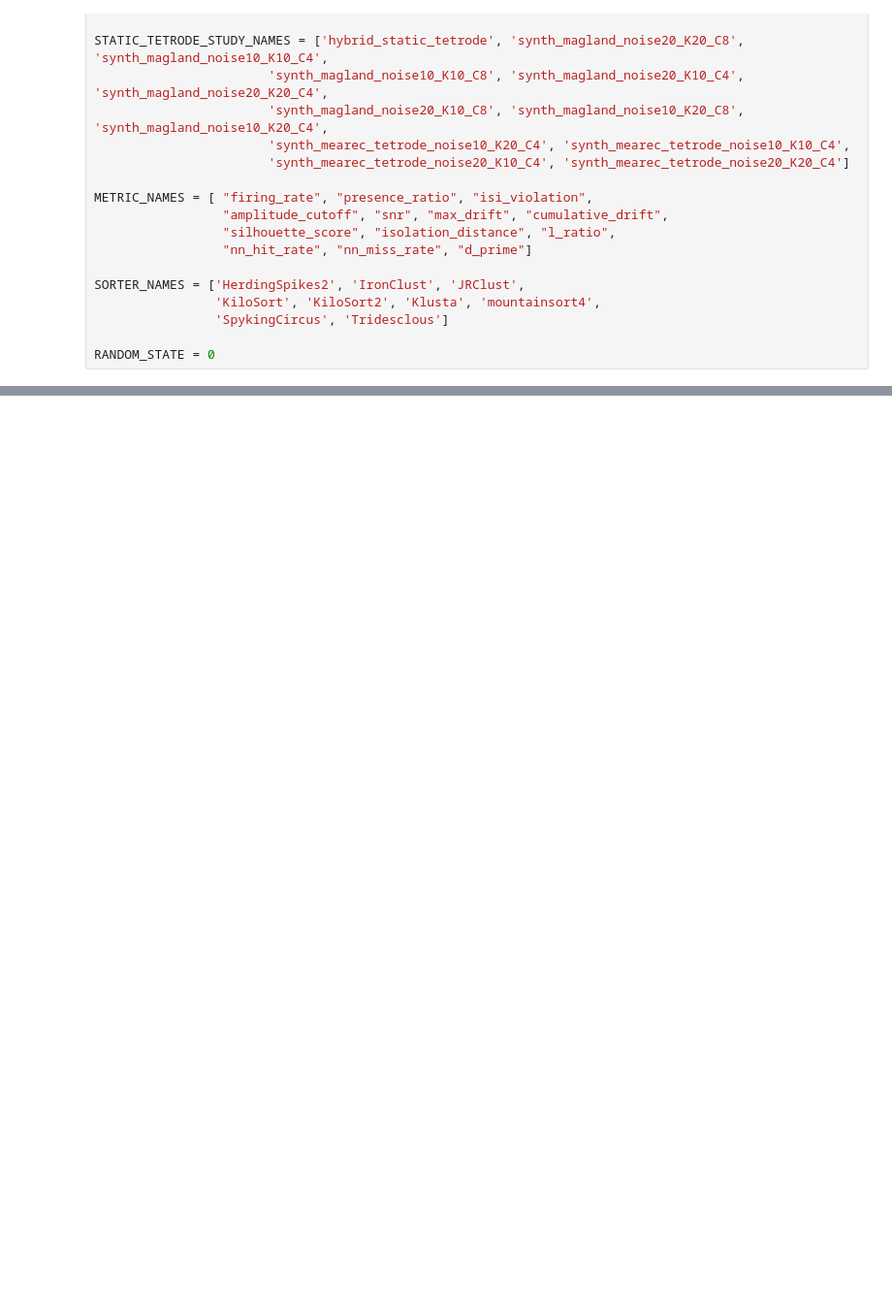
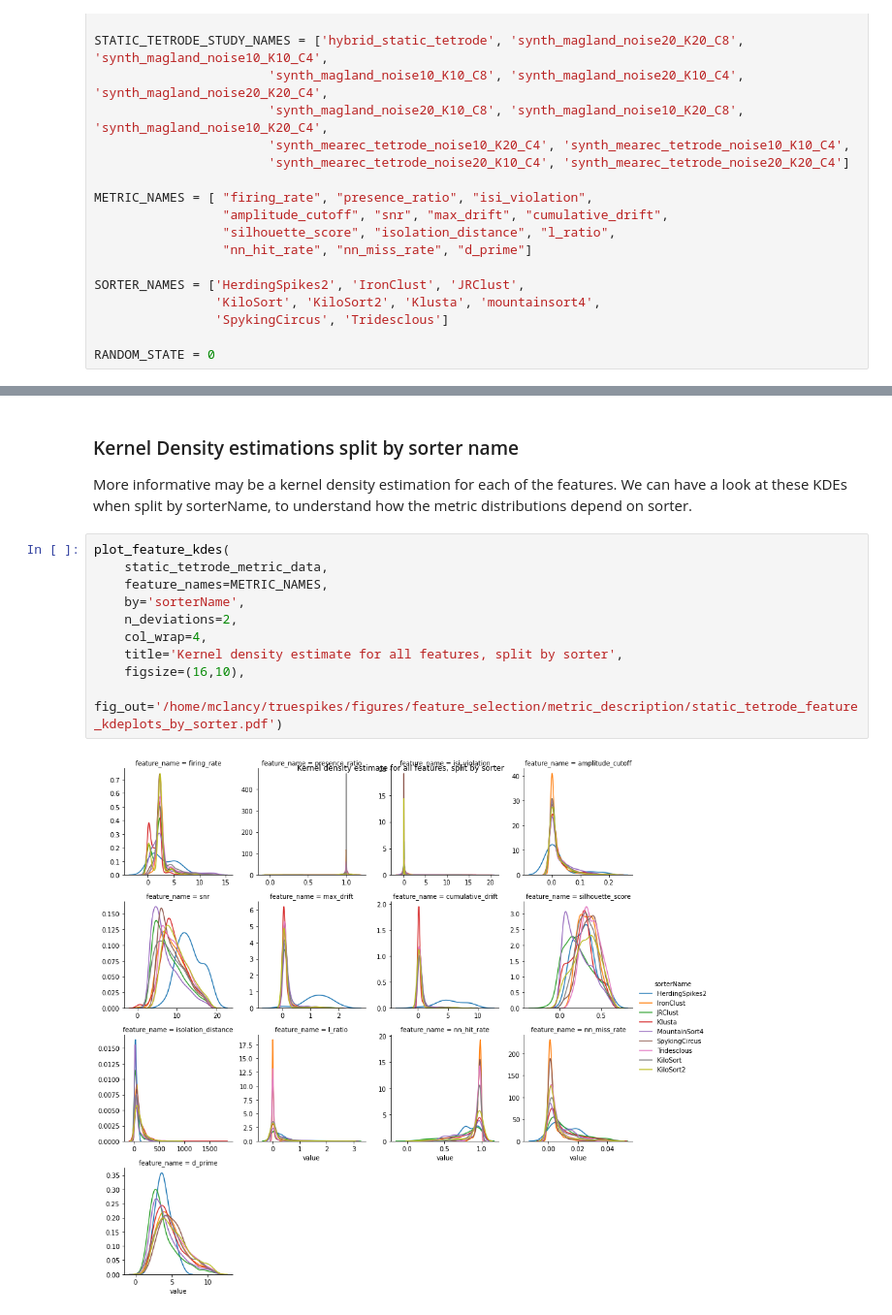
Before and after one commit to michaeljohnclancy/truespikes, a Jupyter notebook: notebooks/analysis/split_by_probe_type.ipynb, the cells around one changed output, grey strips where cells are left out. Shown at 97% size. Cells and saved outputs as stored; diff of their text form; blank space fills up the shorter version.

```diff
--- a/notebooks/analysis/split_by_probe_type.ipynb
+++ b/notebooks/analysis/split_by_probe_type.ipynb
@@ -57,0 +94,17 @@ static_siprobe_metric_data = get_study_metrics_data(
+# %% [markdown]
+### Kernel Density estimations split by sorter name
+
+More informative may be a kernel density estimation for each of the features.
+We can have a look at these KDEs when split by sorterName, to understand how the metric distributions depend on sorter.
+# %%
+plot_feature_kdes(
+    static_tetrode_metric_data,
+    feature_names=METRIC_NAMES,
+    by='sorterName',
+    n_deviations=2,
+    col_wrap=4,
+    title='Kernel density estimate for all features, split by sorter',
+    figsize=(16,10),
+    fig_out='/home/mclancy/truespikes/figures/feature_selection/metric_description/static_tetrode_feature_kdeplots_by_sorter.pdf')
+# %% [output]
+[figure, added]
```
Also changed, not shown: parts of 20 cells of this notebook, 13 other files.
